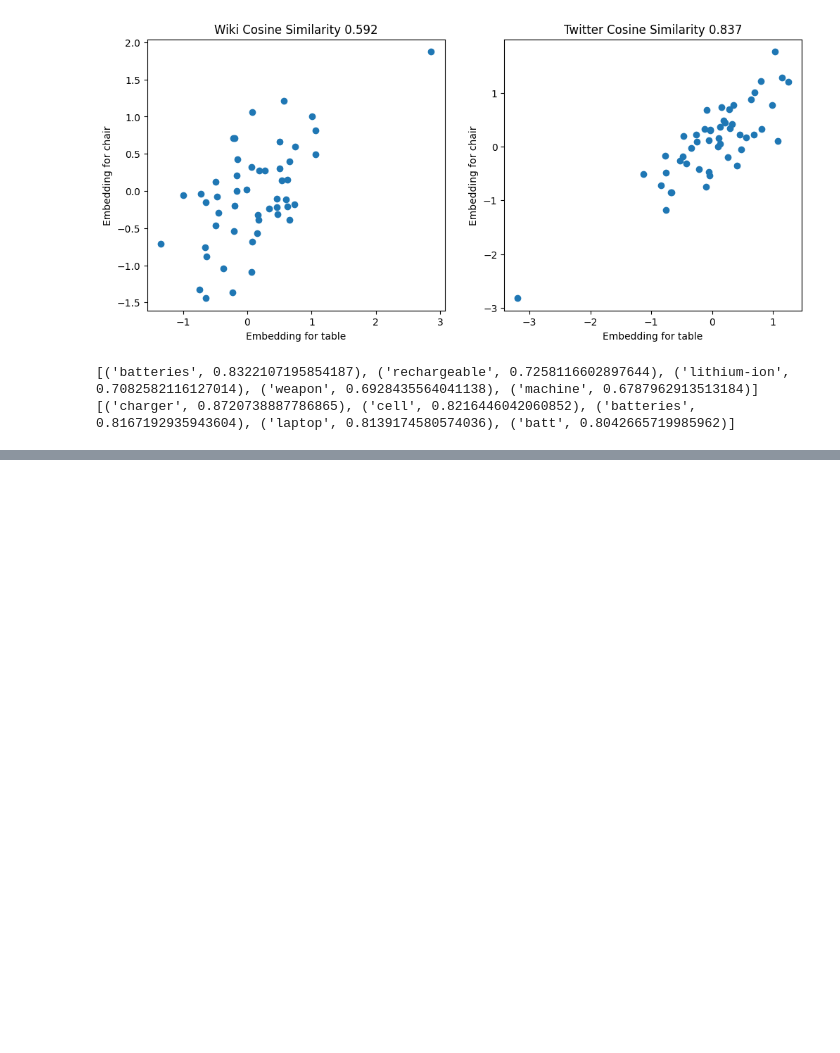
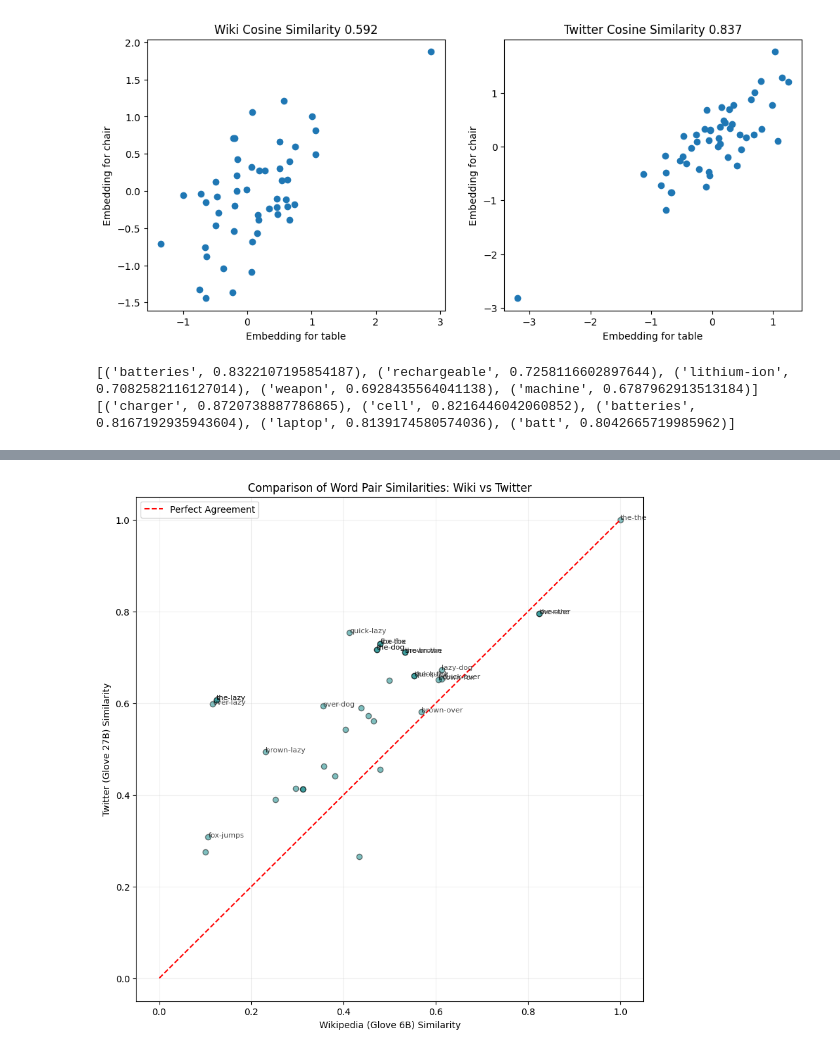
Before and after one commit to pablogasco1/deep-learning, a Jupyter notebook: notebooks_llms/02-embeddings_spaces_2.ipynb, the cells around one changed output, grey strips where cells are left out. Cells and saved outputs as stored; diff of their text form; code cells hidden in the pictures; blank space fills up the shorter version.

```diff
--- a/notebooks_llms/02-embeddings_spaces_2.ipynb
+++ b/notebooks_llms/02-embeddings_spaces_2.ipynb
@@ -60,3 +60,14 @@ print(twit_glove.most_similar(word, topn=5))
 # %% [output]
 [('batteries', 0.8322107195854187), ('rechargeable', 0.7258116602897644), ('lithium-ion', 0.7082582116127014), ('weapon', 0.6928435564041138), ('machine', 0.6787962913513184)]
 [('charger', 0.8720738887786865), ('cell', 0.8216446042060852), ('batteries', 0.8167192935943604), ('laptop', 0.8139174580574036), ('batt', 0.8042665719985962)]
+# %%
+sentence = "The quick brown fox jumps over the lazy dog"
+df_index = pd.DataFrame()
+for i, word in enumerate(sentence.split(" ")):
+    df_index.loc[i, "word"] = word.lower()
+    df_index.loc[i, "wiki"] = wiki_glove.get_index(word.lower())
+    df_index.loc[i, "twit"] = twit_glove.get_index(word.lower())
+
+df_index["wiki"] = df_index["wiki"].astype(int)
+df_index["twit"] = df_index["twit"].astype(int)
+df_index
@@ -62,0 +110,26 @@ print(twit_glove.most_similar(word, topn=5))
+# %%
+# 3. Plotting
+plt.figure(figsize=(10, 10))
+plt.scatter(wiki_sims, twit_sims, alpha=0.5, c='teal', edgecolors='k')
+
+# Add labels for a few interesting ones (to avoid crowding)
+# We'll label pairs with high similarity or high discrepancy
+for i, label in enumerate(labels):
+    if wiki_sims[i] > 0.5 or abs(wiki_sims[i] - twit_sims[i]) > 0.2:
+        plt.annotate(label, (wiki_sims[i], twit_sims[i]), fontsize=8, alpha=0.7)
+
+# Reference line
+plt.plot([0, 1], [0, 1], color='red', linestyle='--', label="Perfect Agreement")
+
+plt.title("Comparison of Word Pair Similarities: Wiki vs Twitter")
+plt.xlabel("Wikipedia (Glove 6B) Similarity")
+plt.ylabel("Twitter (Glove 27B) Similarity")
+plt.grid(True, alpha=0.2)
+plt.legend()
+plt.show()
+
+# the relation across words depends on the data set in which those embeddings models were trained, since if the relation was the same
+# we would say all the points laying over the red dot-line. which reflects that the text structure that we could find is different in wikipedia and twitter.
+# we could see again that the points mainly over the line, meaning that twitter seems to have higher correlations between words.
+# %% [output]
+[figure, added]
```
Also changed, not shown: parts of 2 cells of this notebook, 2 other files.
